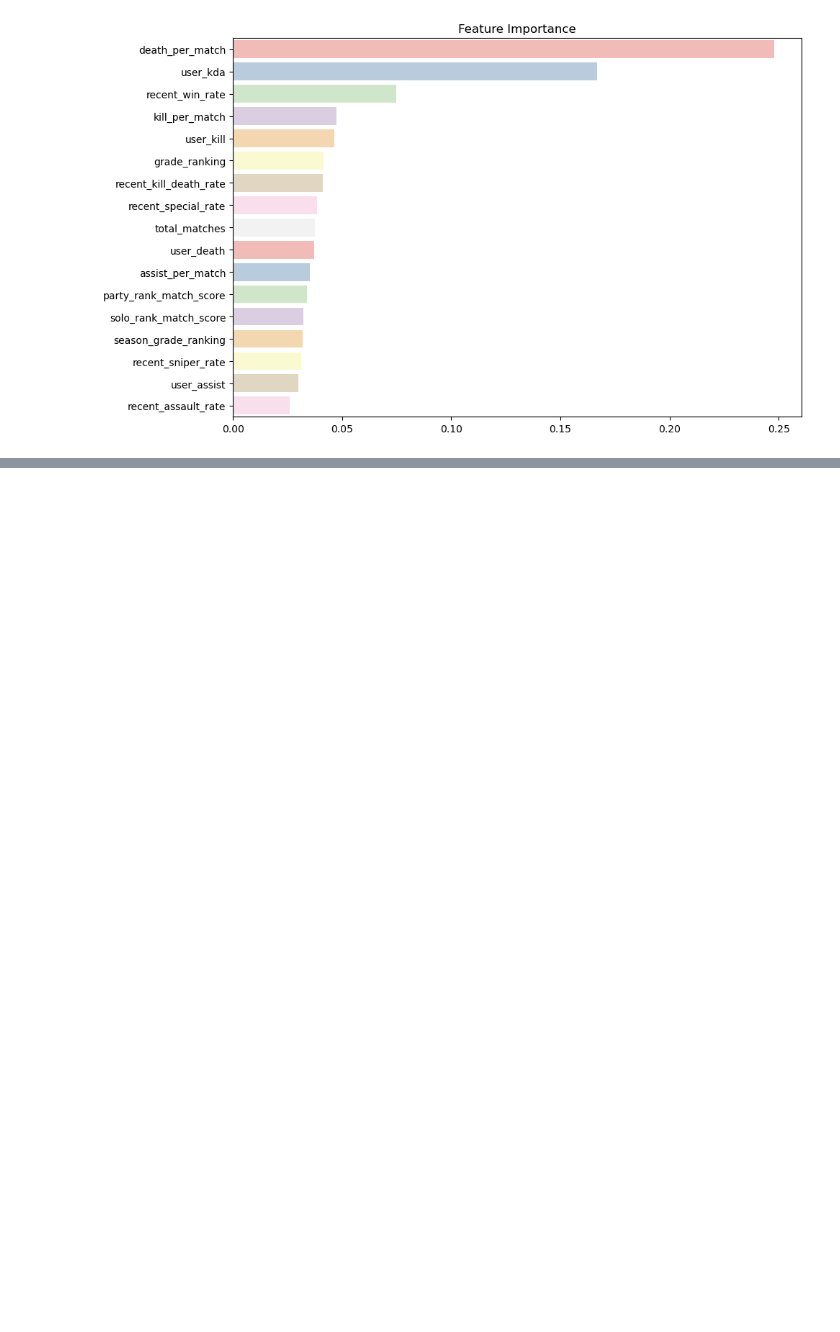
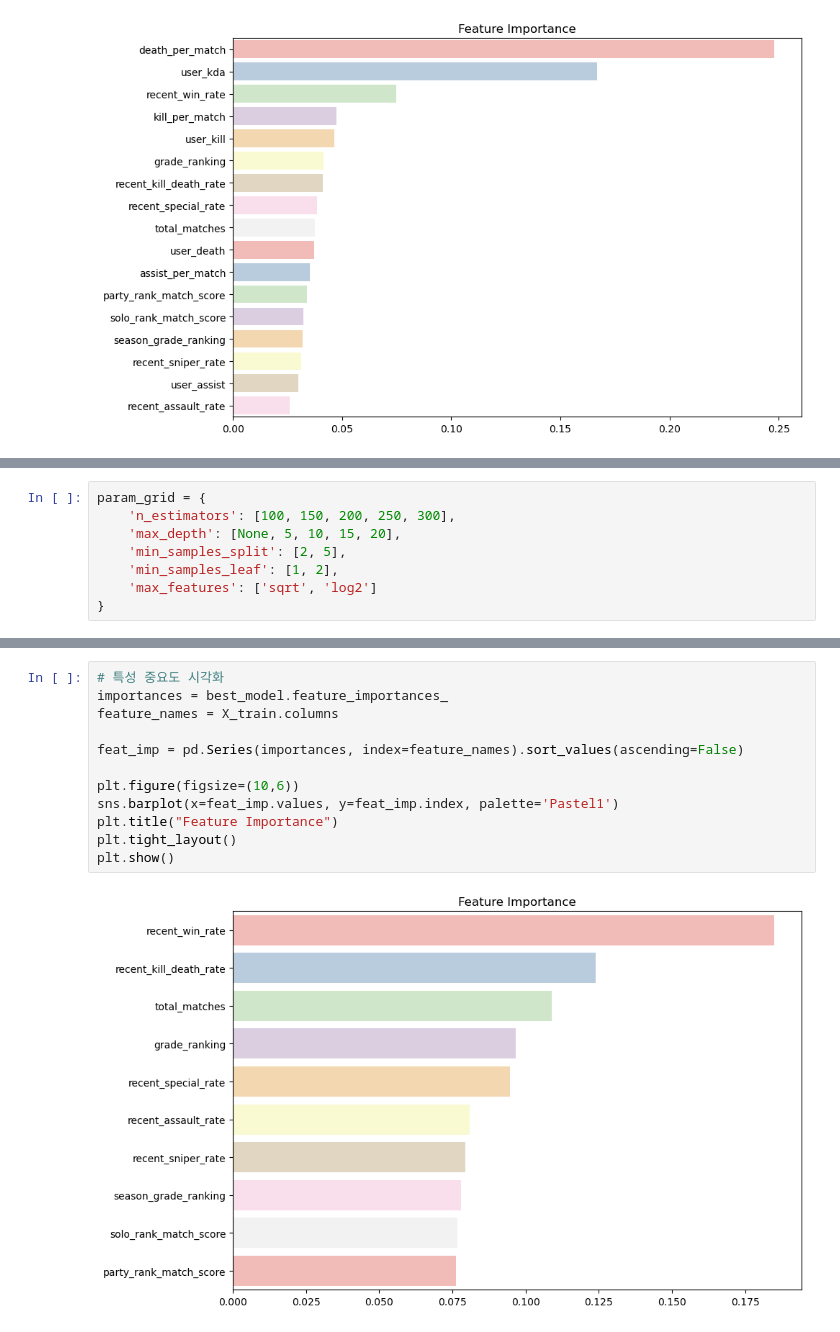
Before and after one commit to pjjongho/NEXON_API, a Jupyter notebook: SA/analysis/data_eda.ipynb, the cells around one changed output, grey strips where cells are left out. Cells and saved outputs as stored; diff of their text form; blank space fills up the shorter version.

```diff
--- a/SA/analysis/data_eda.ipynb
+++ b/SA/analysis/data_eda.ipynb
@@ -471,0 +476,8 @@ joblib.dump(best_model, '../forecasting-win-rate/model/saved_models/random_fores
+# %%
+param_grid = {
+    'n_estimators': [100, 150, 200, 250, 300],
+    'max_depth': [None, 5, 10, 15, 20],
+    'min_samples_split': [2, 5],
+    'min_samples_leaf': [1, 2],
+    'max_features': ['sqrt', 'log2']
+}
@@ -471,0 +557,14 @@ joblib.dump(best_model, '../forecasting-win-rate/model/saved_models/random_fores
+# %%
+# 특성 중요도 시각화
+importances = best_model.feature_importances_
+feature_names = X_train.columns
+
+feat_imp = pd.Series(importances, index=feature_names).sort_values(ascending=False)
+
+plt.figure(figsize=(10,6))
+sns.barplot(x=feat_imp.values, y=feat_imp.index, palette='Pastel1')
+plt.title("Feature Importance")
+plt.tight_layout()
+plt.show()
+# %% [output]
+[figure, added]
```
Also changed, not shown: parts of 44 cells of this notebook, 13 other files.
